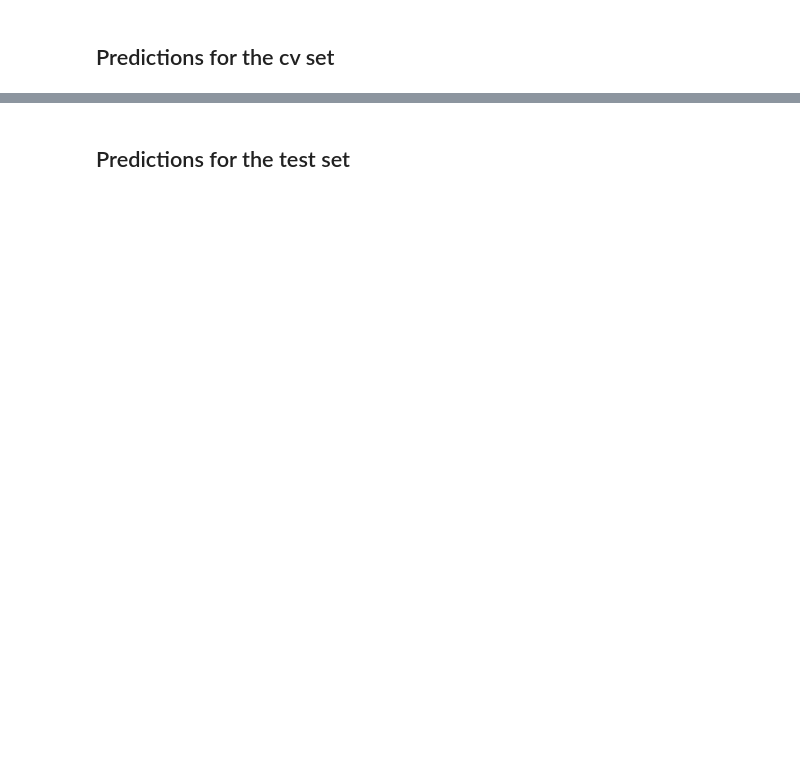
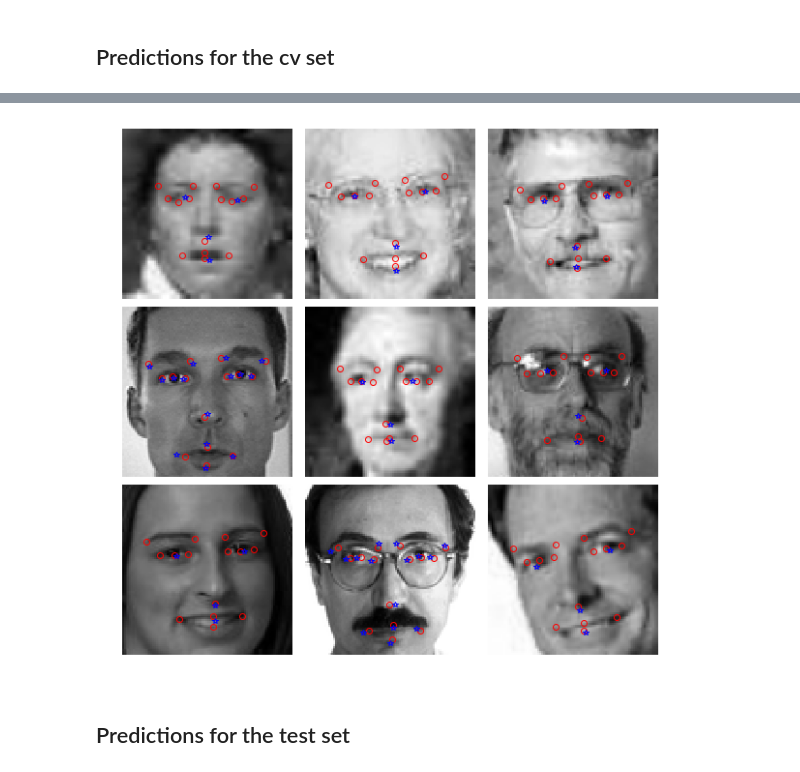
Before and after one commit to sgmig/ml_projects, a Jupyter notebook: kaggle/facial-keypoints-detection/facial_keypoints_CNN.ipynb, the cells around one changed output, grey strips where cells are left out. Saved outputs shown, nothing was run; the diff lists cells and outputs as text; code cells hidden in the pictures; blank space fills up the shorter version.

```diff
--- a/kaggle/facial-keypoints-detection/facial_keypoints_CNN.ipynb
+++ b/kaggle/facial-keypoints-detection/facial_keypoints_CNN.ipynb
@@ -411,35 +397,37 @@ x_cv.shape
 grid_size = 3
 fig, axes = plt.subplots(grid_size, grid_size, gridspec_kw = dict(hspace = .05, wspace = .05),
                          figsize=(10,10))
 
 selection = np.random.choice(range(len(x_cv)), size = grid_size**2, )
 
-mean_x_points = [keypoints_mean[j] for j in range(0,30,2)]
-mean_y_points = [keypoints_mean[j+1] for j in range(0,30,2)]
+mean_x_points = [mean_keypoints[j] for j in range(0,30,2)]
+mean_y_points = [mean_keypoints[j+1] for j in range(0,30,2)]
 
 for i, ax in zip(selection, axes.flat):
 
     ax.axis('off')
     # Plotting the faces
     ax.imshow(x_cv[i].reshape((96,96)),cmap='gist_gray')
 
  # Obtaining keypoints positions. x and y coordinates are even and odd indices respectively.
     x_points = [predictions[i][j] for j in range(0,30,2)]
     y_points = [predictions[i][j+1] for j in range(0,30,2)]
 
     #plotting predicted keypoints
     ax.plot(x_points, y_points, 'ro', markerfacecolor = 'none')
 
  # Plotting true keypoints
 
     x_true = [keypoints_cv.iloc[i][j] for j in range(0,30,2)]
     y_true = [keypoints_cv.iloc[i][j+1] for j in range(0,30,2)]
 
     ax.plot(x_true, y_true, 'b*', markerfacecolor = 'none')
 
  # Including mean keypoints
 
     #ax.plot(mean_x_points, mean_y_points, 'b+', markerfacecolor = 'none')
+# %% [output]
+[figure, added]
 # %% [markdown]
 ## Predictions for the test set
 # %%
```
Also changed, not shown: parts of 31 cells of this notebook.
